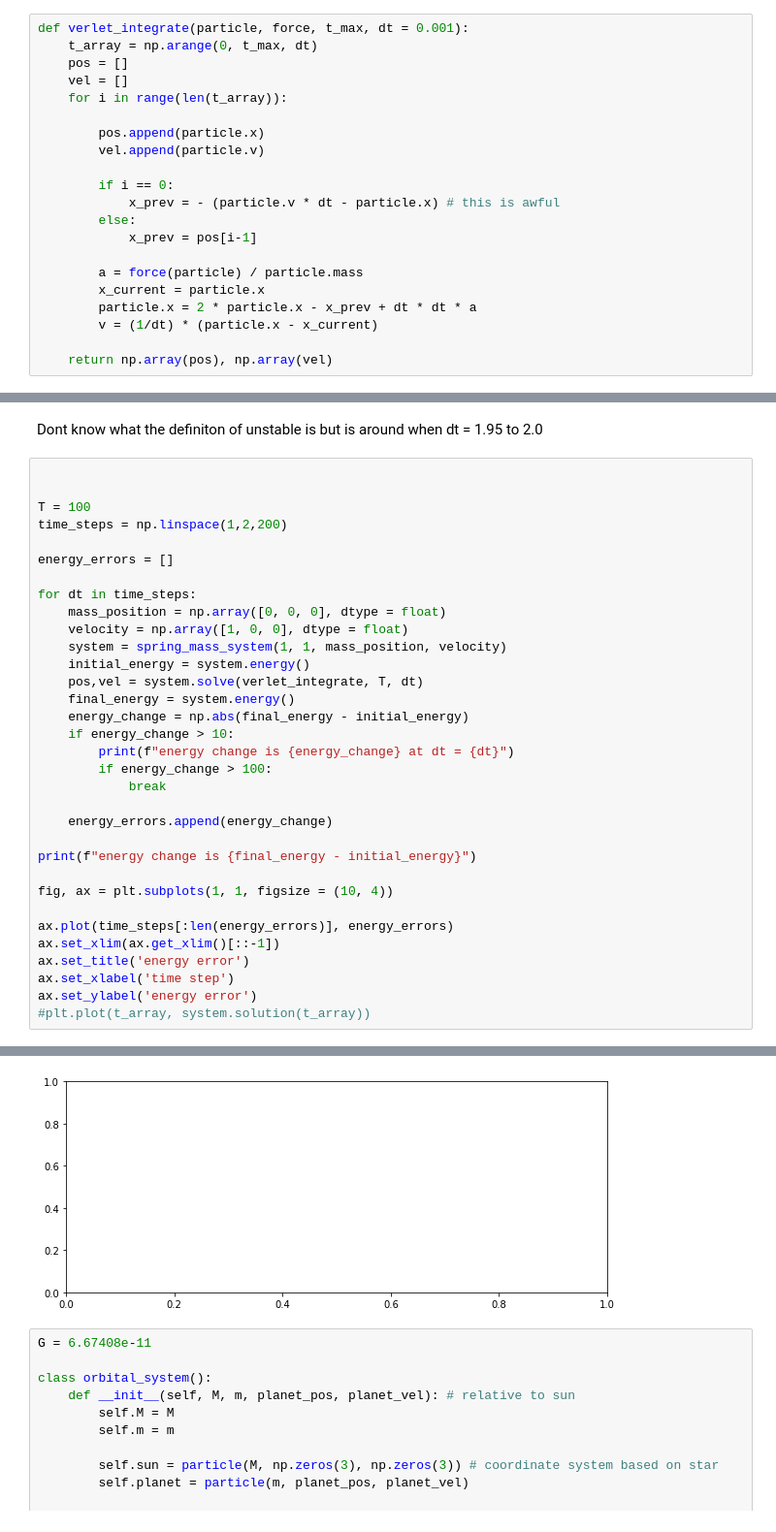
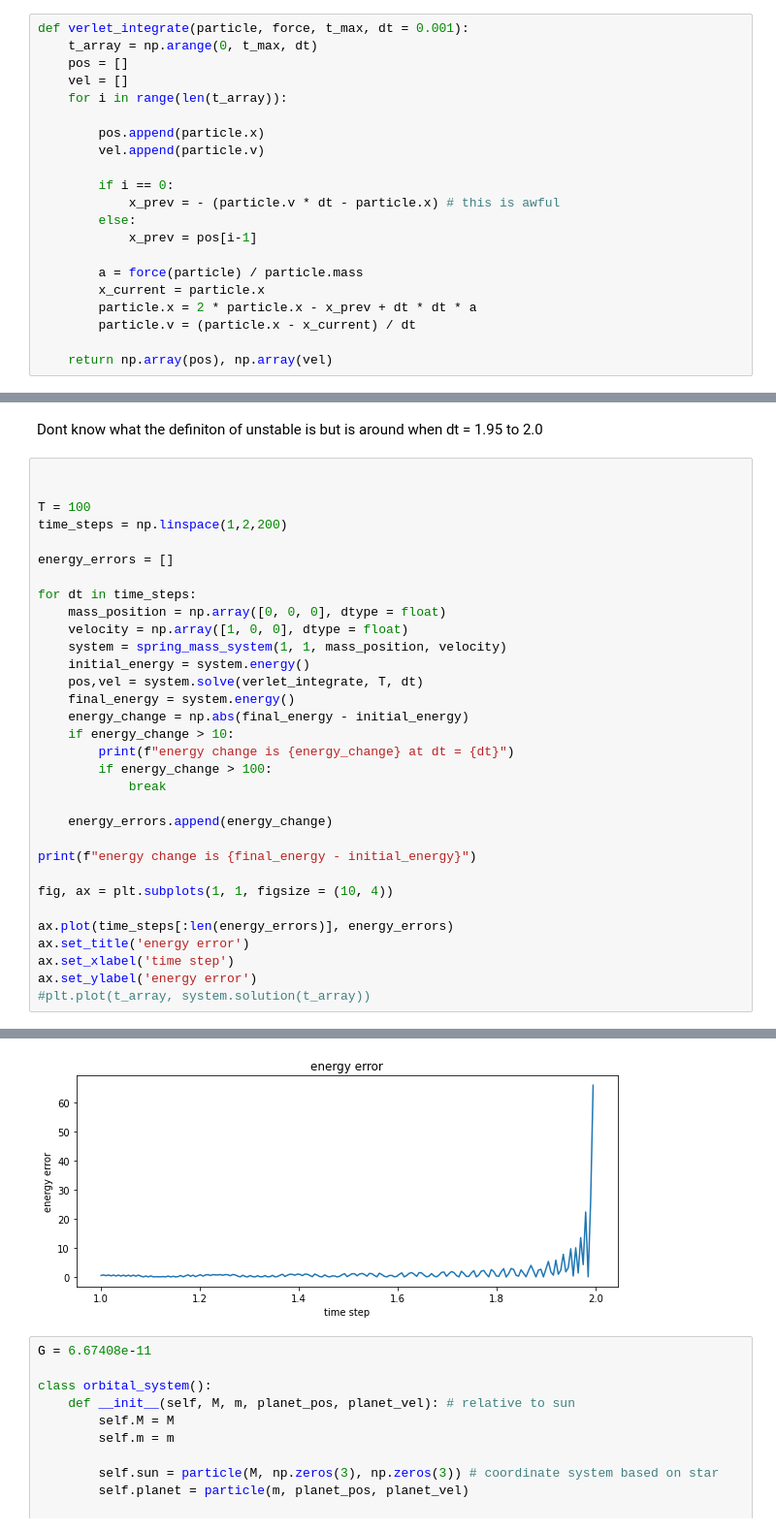
Before and after one commit to lpender3672/IA_Mars_Lander, a Jupyter notebook: lander/Assignments1-2.ipynb, the cells around one changed output, grey strips where cells are left out. Shown at 97% size. Saved outputs shown, nothing was run; the diff lists cells and outputs as text.

```diff
--- a/lander/Assignments1-2.ipynb
+++ b/lander/Assignments1-2.ipynb
@@ -59,7 +59,7 @@ def verlet_integrate(particle, force, t_max, dt = 0.001):
         a = force(particle) / particle.mass
         x_current = particle.x
         particle.x = 2 * particle.x - x_prev + dt * dt * a
-        v = (1/dt) * (particle.x - x_current)
+        particle.v = (particle.x - x_current) / dt
 
     return np.array(pos), np.array(vel)
 # %%
@@ -223,7 +223,6 @@ print(f"energy change is {final_energy - initial_energy}")
 fig, ax = plt.subplots(1, 1, figsize = (10, 4))
 
 ax.plot(time_steps[:len(energy_errors)], energy_errors)
-ax.set_xlim(ax.get_xlim()[::-1])
 ax.set_title('energy error')
 ax.set_xlabel('time step')
 ax.set_ylabel('energy error')
@@ -240,4 +239,4 @@ AttributeError: 'Figure' object has no attribute 'plot'
-[figure, old version]
+[figure, new version]
 # %%
 G = 6.67408e-11
 
```
Also changed, not shown: parts of 1 cell of this notebook, 12 other files.
